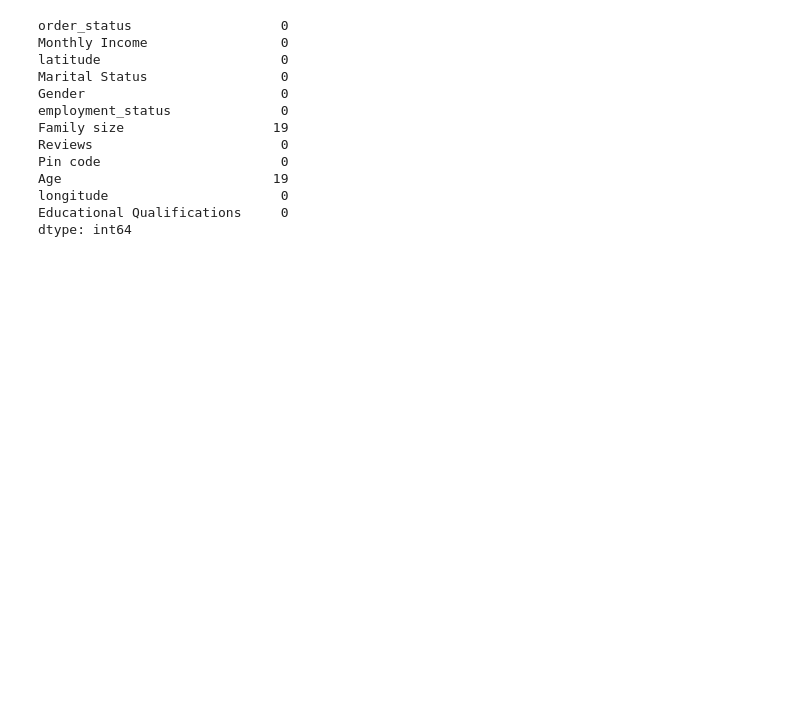
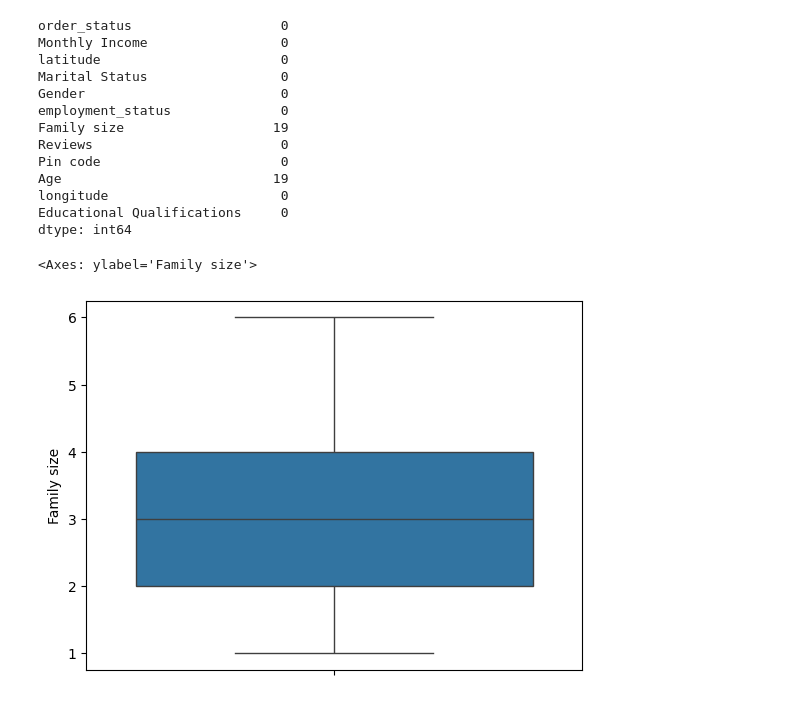
Before and after one commit to mujeebr/new_repo, a Jupyter notebook: eda.ipynb, the cells around one changed output. Drawn from its saved outputs; the diff is of its cells as text; code cells hidden in the pictures; blank space fills up the shorter version.

```diff
--- a/eda.ipynb
+++ b/eda.ipynb
@@ -68,3 +68,9 @@ Age                           19
 longitude                      0
 Educational Qualifications     0
 dtype: int64
+# %%
+import seaborn as sns
+sns.boxplot(df["Family size"])
+# %% [output]
+<Axes: ylabel='Family size'>
+[figure, added]
```
Also changed, not shown: parts of 25 cells of this notebook, 2 other files.
